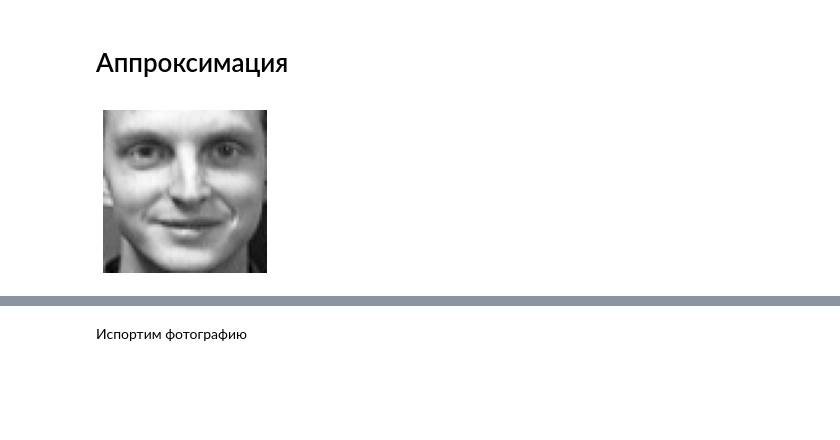
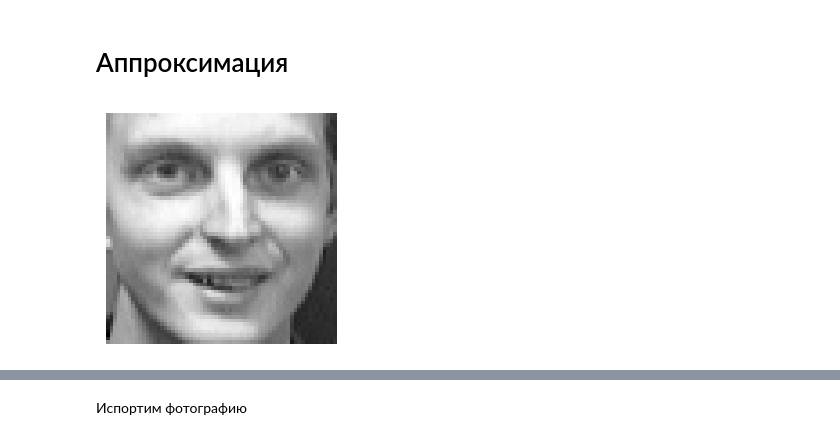
Before and after one commit to aa-savelyev/DaOptSm, a Jupyter notebook: 1.LA/11.Eigenfaces.ipynb, the cells around one changed output, grey strips where cells are left out. Cells and saved outputs as stored; diff of their text form; code cells hidden in the pictures; blank space fills up the shorter version.

```diff
--- a/1.LA/11.Eigenfaces.ipynb
+++ b/1.LA/11.Eigenfaces.ipynb
@@ -233,8 +232,8 @@ def PC_recon(U, k, testFace):
     Face = F @ F.T @ testFace
     return Face
 # %%
-testFace = allFaces[:, -5]
+testFace = allFaces[:, -3]
 display_face(testFace)
 # %% [output]
-[figure, old version]
+[figure, new version]
 # %%
```
Also changed, not shown: parts of 17 cells of this notebook, 19 other files.
